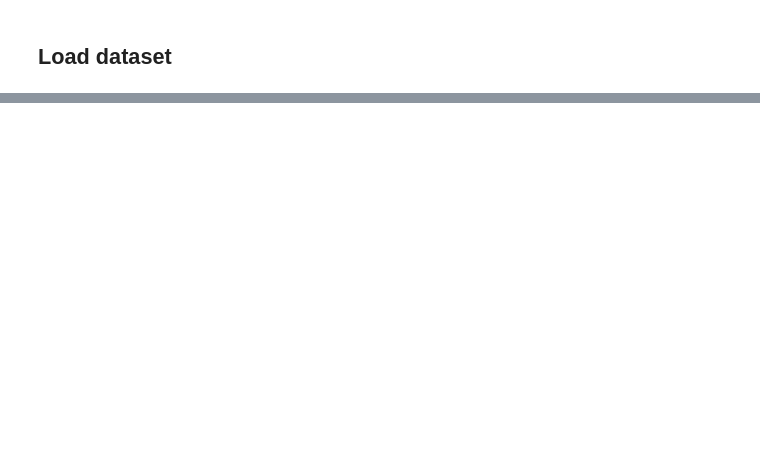
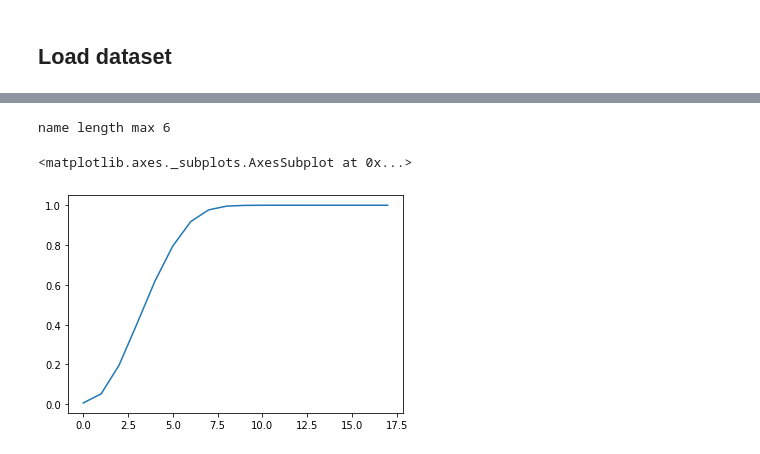
Before and after one commit to rpo19/MercariPriceSuggestionChallenge, a Jupyter notebook: MercariPrice.ipynb, the cells around one changed output, grey strips where cells are left out. Saved outputs shown, nothing was run; the diff lists cells and outputs as text; code cells hidden in the pictures; blank space fills up the shorter version.

```diff
--- a/MercariPrice.ipynb
+++ b/MercariPrice.ipynb
@@ -129,11 +162,11 @@ os.listdir()
 # %%
 dtypes={
     'name': 'string',
-    'item_condition_id': 'byte',
+    'item_condition_id': 'int32',
     'category_name': 'string',
     'brand_name': 'string',
     'price': 'float',
-    'shipping': 'boolean',
+    'shipping': 'int32',
     'item_description': 'string'
 }
 data = pd.read_csv("train.tsv", sep='\t', dtype=dtypes)
@@ -227,0 +351,21 @@ X_train["item_description_t"]
+# %%
+def lengthCumDistribution(data, threshold=0.8):
+  lengths = data.apply(lambda x: len(x))
+  lengthsHist = lengths.hist
+  lengthsFreq = lengths.value_counts().sort_index()
+  lengthsFreqNormalized = lengthsFreq / sum(lengthsFreq)
+  lengthsCumFreq = lengthsFreqNormalized.cumsum()
+
+  index = lengthsCumFreq.where(lengthsCumFreq >= threshold).first_valid_index()
+
+  cumPlot = lengthsCumFreq.plot
+
+  return index, lengthsCumFreq, cumPlot, lengthsHist
+# %%
+name_length_max, name_length_distr, name_length_dplot, name_length_hist = lengthCumDistribution(X_train["name_t"])
+print('name length max', name_length_max)
+name_length_dplot()
+# %% [output]
+name length max 6
+<matplotlib.axes._subplots.AxesSubplot at 0x...>
+[figure, added]
```
Also changed, not shown: parts of 39 cells of this notebook.
